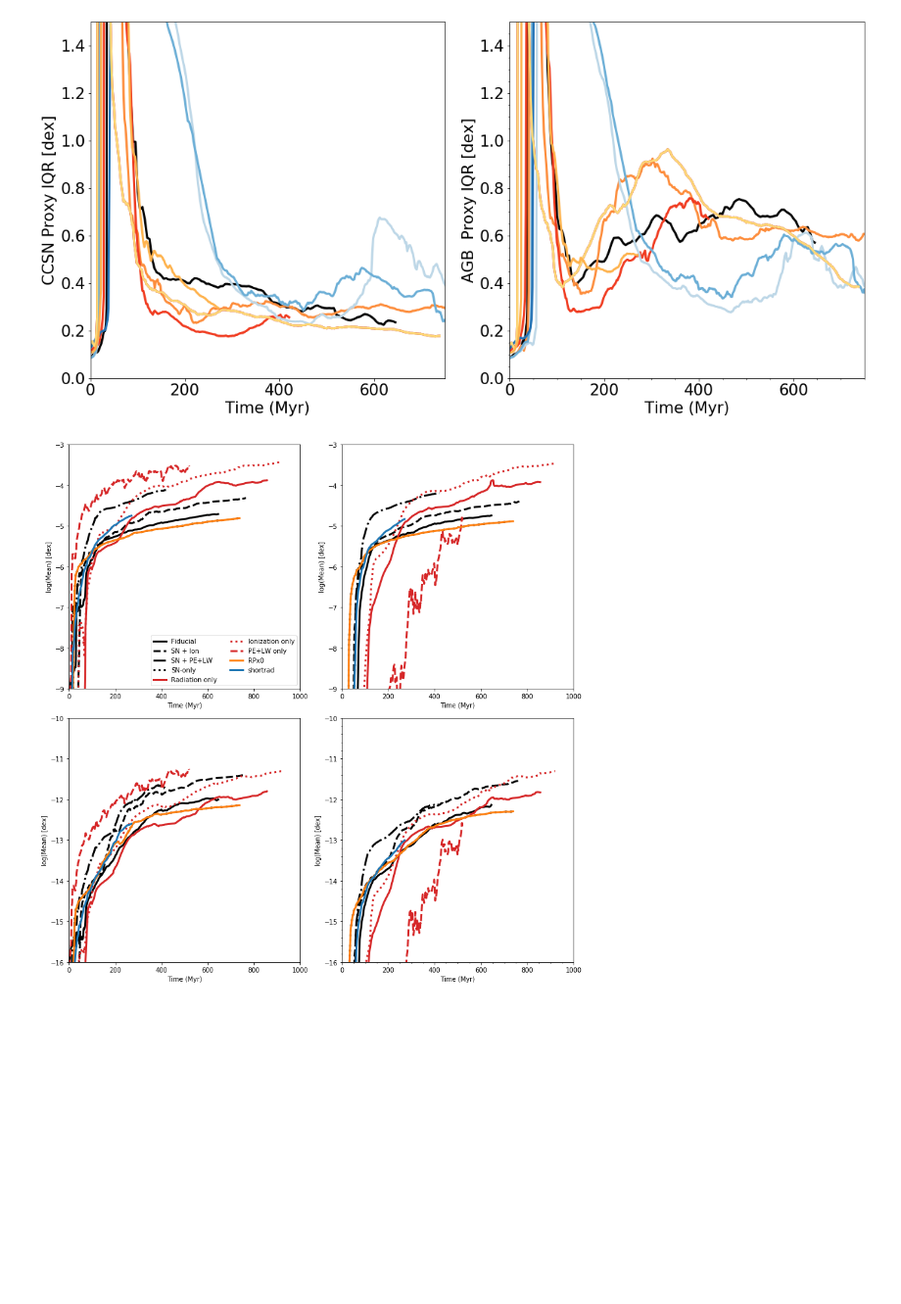
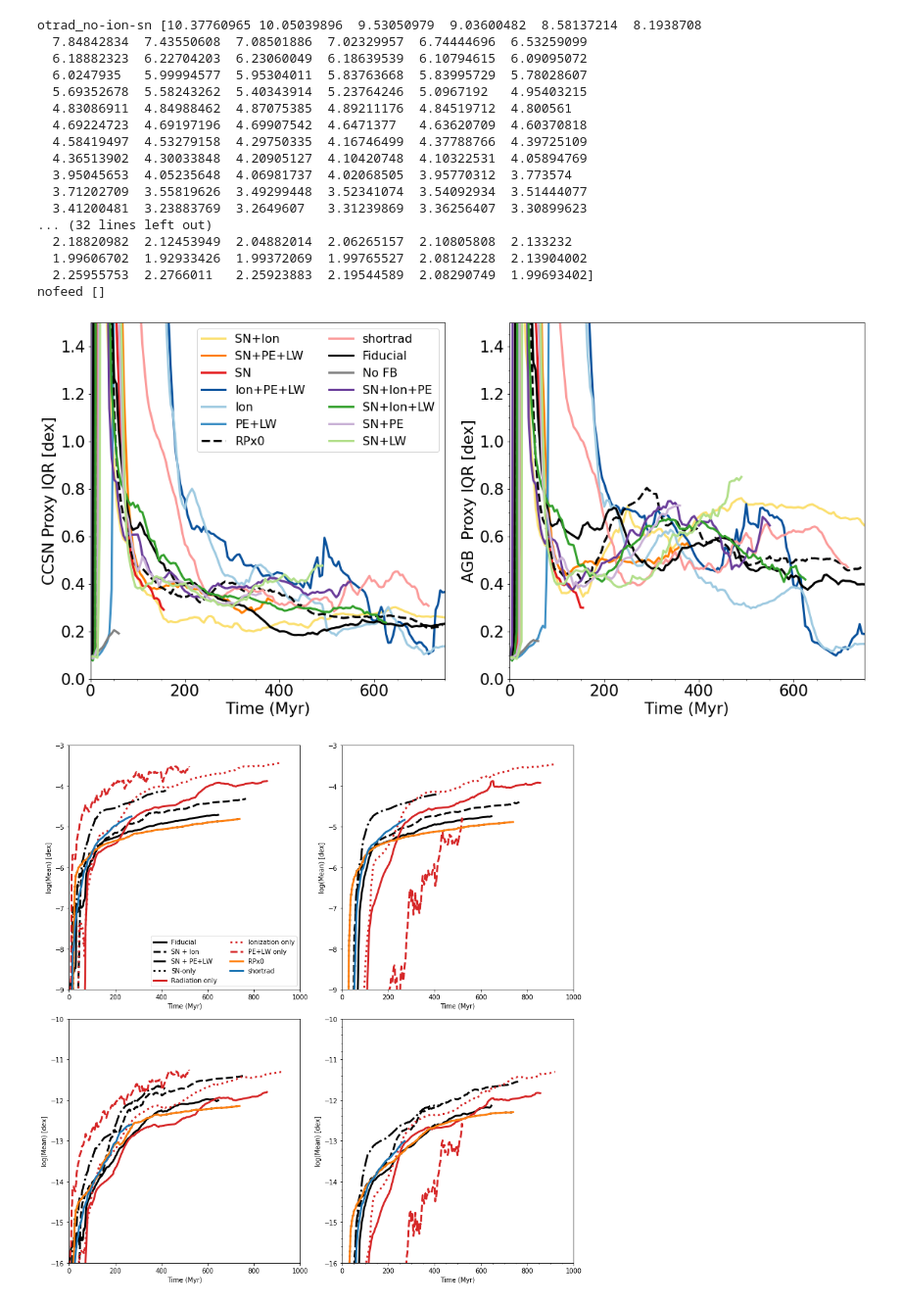
Before and after one commit to aemerick/galaxy_analysis, a Jupyter notebook: notebooks/physics_analysis_abundances.ipynb, the cells around one changed output. Shown at 98% size. Cells and saved outputs as stored; diff of their text form; code cells hidden in the pictures; blank space fills up the shorter version.

```diff
--- a/notebooks/physics_analysis_abundances.ipynb
+++ b/notebooks/physics_analysis_abundances.ipynb
@@ -356,6 +459,7 @@ global_time_lim = [0.0, 750.0]
 
 all_galaxies = {}
 for l in labels.keys():
+    print(l, filepaths[l])
     ds_avail        = np.sort(glob.glob(filepaths[l] + "/DD????/DD????"))
 
     if len(ds_avail) > 0:
@@ -381,6 +485,12 @@ for run in filepaths.keys():
     infile_dict[run] = filepaths[run] + '/abundances/gas_abundances.h5'
 
     h5data_dict[run] = h5py.File(infile_dict[run],'r')
-    data_list_dict[run] = np.sort([x for x in h5data_dict[run].keys() if 'DD' in x])
+    #print(run, h5data_dict[run].keys())
+    try:
+        print("H5 load: ", run)
+        data_list_dict[run] = np.sort([x for x in h5data_dict[run].keys() if 'DD' in x])
+        print(data_list_dict[run])
+    except:
+        print("H5 load failing for ", run)
     h5data_dict[run].close()
 # %% [output]
@@ -692,10 +806,11 @@ all_data = {}
 
 phases   = ['CNM']
 
-for run in base_comparison:
+for run in full_base_comparison:
 
     all_data[run] = {}
-
+    print(run)
+    print(data_list_dict[run])
     for phase in phases:
 
         all_data[run][phase] = {}
@@ -711,37 +844,66 @@ for run in base_comparison:
 # %%
 fig, ax = plt.subplots(1,2)
 fig.set_size_inches(16,8)
 
-plot_runs = base_comparison
+plot_runs = full_base_comparison
 
 for run in plot_runs:
     x,y = _get_plot_values(all_data, 'CNM', run, 'IQR', 'O')
     ax[0].plot(x-x[0], y, color = colors[run], lw = 3, ls = lstyles[run], label = labels[run])
+
+    if run == 'otrad_no-ion-sn' or run == 'nofeed':
+        print(run, y[x-x[0]>300])
+
+plt.minorticks_on()
+
 for run in plot_runs:
     x,y = _get_plot_values(all_data, 'CNM', run, 'IQR', 'Ba')
     ax[1].plot(x-x[0], y, color = colors[run], lw = 3, ls = lstyles[run], label = labels[run])
-
+    if run == 'otrad_no-ion-sn' or run == 'nofeed':
+        print(run, y[x-x[0]>300])
 for a in ax:
     a.set_xlim(0,1000.0)
     a.set_ylim(0,1.5)
     a.set_xlabel(r'Time (Myr)')
+    a.xaxis.set_minor_locator(AutoMinorLocator())
+    a.tick_params(axis='x', which='minor', bottom=True)
+    a.tick_params(axis='y', which='minor', bottom=True)
+    plt.minorticks_on()
 
+
+ax[0].legend(ncol=2,loc='upper right',prop={'size':16})
 #ax[0].legend(ncol=2)
-plt.minorticks_on()
 
 ax[0].set_ylabel(r'CCSN Proxy IQR [dex]')
 ax[1].set_ylabel(r'AGB  Proxy IQR [dex]')
 
 ax[0].set_xlim(0,750)
 ax[1].set_xlim(0,750)
 #ax[0].annotate("ISM", xy = (10,1), xycoords = 'data')
 #ax.annotate("CNM-only", xy = (10,1), xycoords = 'data')
 
 plt.tight_layout()
 
 fig.savefig("physics_comparison_IQR.png")
 # %% [output]
+otrad_no-ion-sn [10.37760965 10.05039896  9.53050979  9.03600482  8.58137214  8.1938708
+  7.84842834  7.43550608  7.08501886  7.02329957  6.74444696  6.53259099
+  6.18882323  6.22704203  6.23060049  6.18639539  6.10794615  6.09095072
+  6.0247935   5.99994577  5.95304011  5.83763668  5.83995729  5.78028607
+  5.69352678  5.58243262  5.40343914  5.23764246  5.0967192   4.95403215
+  4.83086911  4.84988462  4.87075385  4.89211176  4.84519712  4.800561
+  4.69224723  4.69197196  4.69907542  4.6471377   4.63620709  4.60370818
+  4.58419497  4.53279158  4.29750335  4.16746499  4.37788766  4.39725109
+  4.36513902  4.30033848  4.20905127  4.10420748  4.10322531  4.05894769
+  3.95045653  4.05235648  4.06981737  4.02068505  3.95770312  3.773574
+  3.71202709  3.55819626  3.49299448  3.52341074  3.54092934  3.51444077
+  3.41200481  3.23883769  3.2649607   3.31239869  3.36256407  3.30899623
+... (32 lines left out)
+  2.18820982  2.12453949  2.04882014  2.06265157  2.10805808  2.133232
+  1.99606702  1.92933426  1.99372069  1.99765527  2.08124228  2.13904002
+  2.25955753  2.2766011   2.25923883  2.19544589  2.08290749  1.99693402]
+nofeed []
-[figure, old version]
+[figure, new version]
 # %%
 fig, ax = plt.subplots(2,2)
 fig.set_size_inches(12,12)
```
Also changed, not shown: parts of 9 cells of this notebook, 2 other files.
